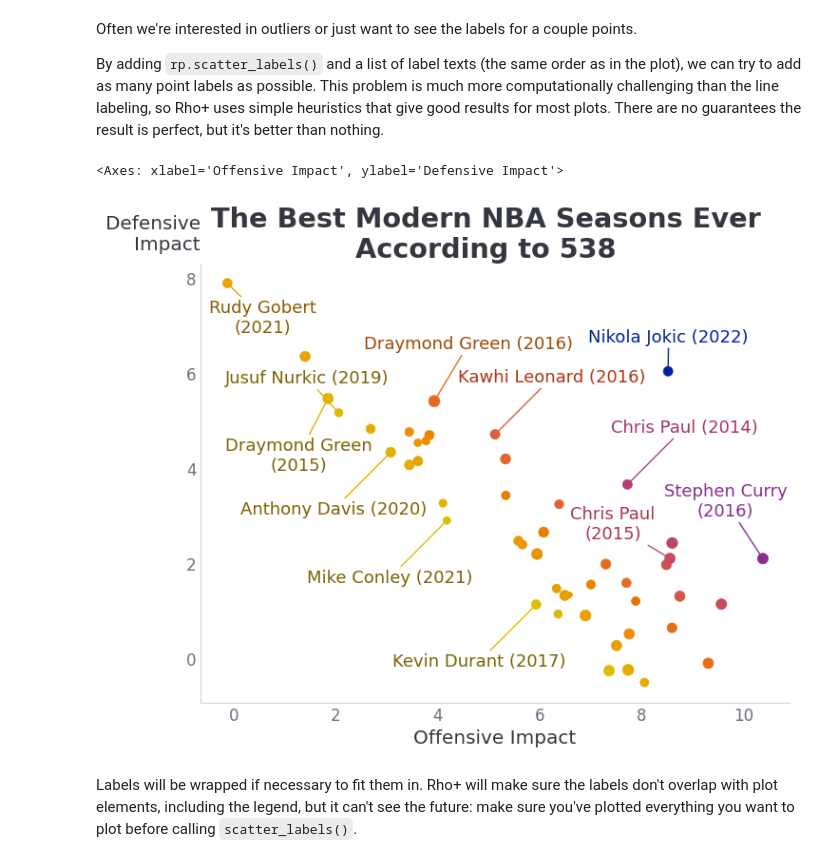
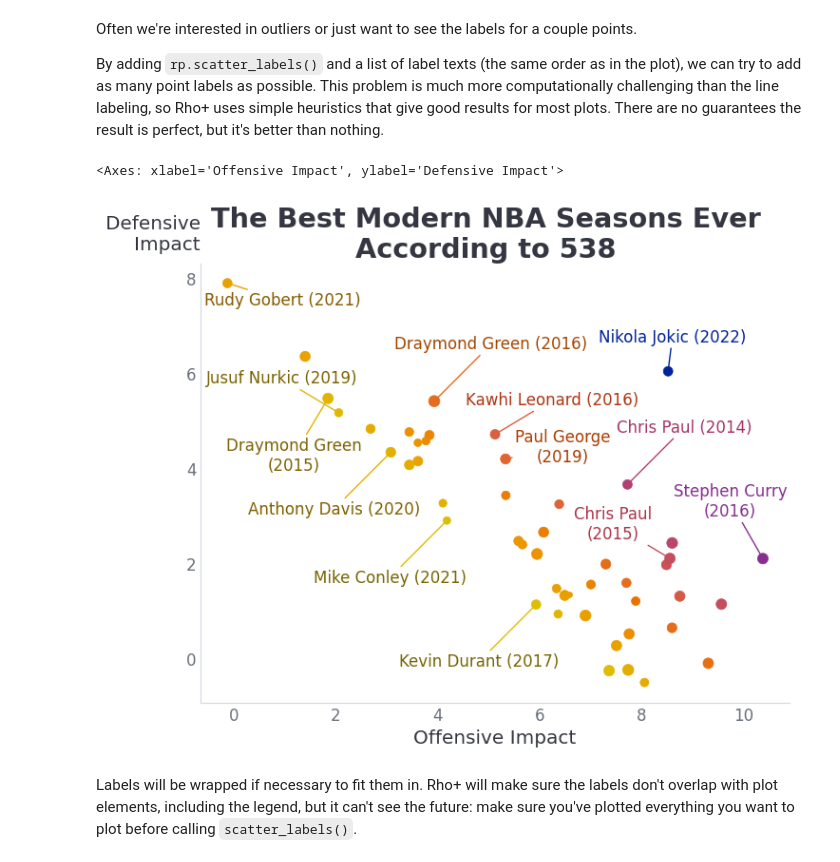
Before and after one commit to nicholas-miklaucic/rho_plus, a Jupyter notebook: docs/source/user_guide.ipynb, the cells around one changed output. Drawn from its saved outputs; the diff is of its cells as text; code cells hidden in the pictures.

```diff
--- a/docs/source/gallery.ipynb
+++ b/docs/source/user_guide.ipynb
@@ -111,0 +114,8 @@ sns.regplot(data=flights, x='year - 1949', y='passengers')
+# %%
+dow = sns.load_dataset('dowjones')
+fig, (ax1, ax2) = plt.subplots(1, 2, figsize=(12, 5))
+sns.lineplot(dow.query('Date < 1940').iloc[::5], x='Date', y='Price', ax=ax1)
+ax1.set_title('Default')
+sns.lineplot(dow.query('Date < 1940').iloc[::5], x='Date', y='Price', ax=ax2)
+rp.smooth_straight_lines(ax2)
+ax2.set_title('Smoothed')
@@ -173,10 +188,10 @@ Often we're interested in outliers or just want to see the labels for a couple p
 By adding `rp.scatter_labels()` and a list of label texts (the same order as in the plot), we can try to add as many point labels as possible. This problem is much more computationally challenging than the line labeling, so Rho+ uses simple heuristics that give good results for most plots. There are no guarantees the result is perfect, but it's better than nothing.
 # %%
 labels = raptor_plot();
-rp.scatter_labels(labels, size=13)
+rp.scatter_labels(labels, size=12)
 # %% [output]
 <Axes: xlabel='Offensive Impact', ylabel='Defensive Impact'>
-[figure, old version]
+[figure, new version]
 # %% [markdown]
 Labels will be wrapped if necessary to fit them in. Rho+ will make sure the labels don't overlap with plot elements, including the legend, but it can't see the future: make sure you've plotted everything you want to plot before calling `scatter_labels()`.
 # %% [markdown]
```
Also changed, not shown: parts of 20 cells of this notebook, 12 other files.
